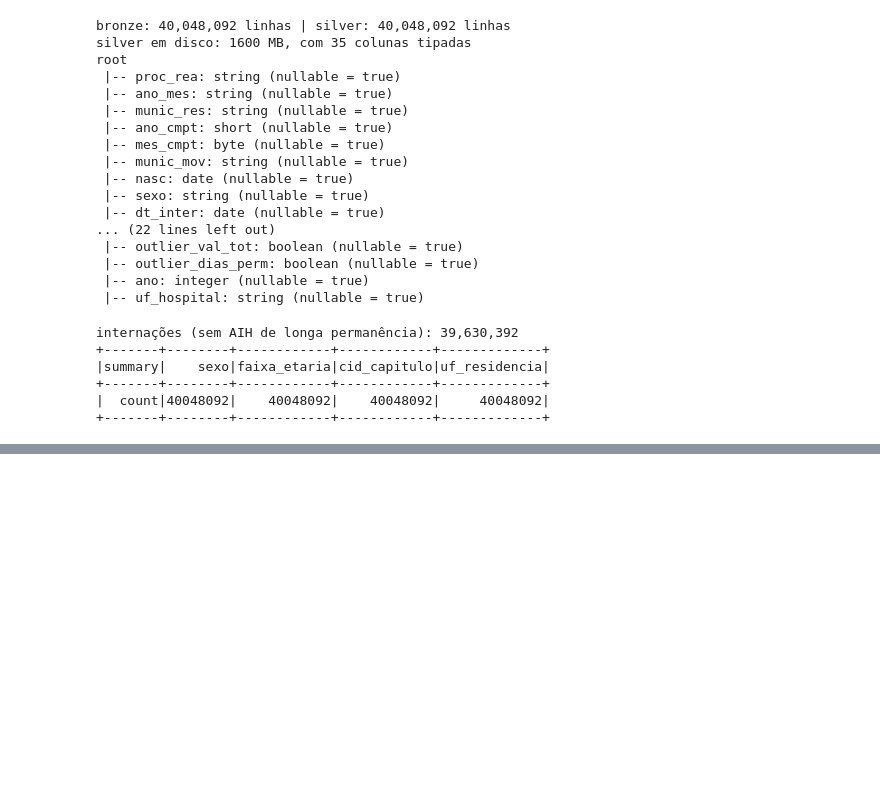
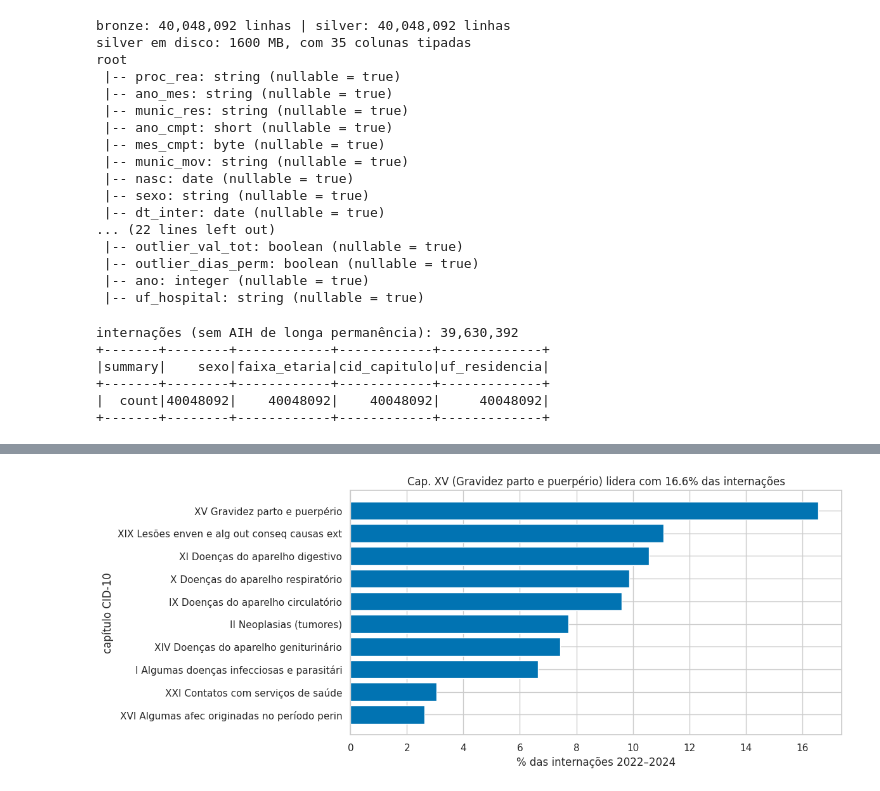
Before and after one commit to Edryck/sih-sus-pipeline-big-data, a Jupyter notebook: notebooks/projeto_final.ipynb, the cells around one changed output, grey strips where cells are left out. Drawn from its saved outputs; the diff is of its cells as text; code cells hidden in the pictures; blank space fills up the shorter version.

```diff
--- a/notebooks/projeto_final.ipynb
+++ b/notebooks/projeto_final.ipynb
@@ -767,0 +809,12 @@ internações (sem AIH de longa permanência): 39,630,392
+# %%
+cap = (fato.groupBy("capitulo", "descricao").agg(F.sum("qtd_internacoes").alias("n")).toPandas()
+       .sort_values("n", ascending=False))
+cap["pct"] = cap.n / cap.n.sum() * 100
+top = cap.head(10).iloc[::-1]
+fig, ax = plt.subplots(figsize=(10, 5))
+ax.barh(top.capitulo + " " + top.descricao.str[:40], top.pct, color=sns.color_palette()[0])
+ax.set(title=f"Cap. {cap.iloc[0].capitulo} ({cap.iloc[0].descricao[:30]}) lidera com {cap.iloc[0].pct:.1f}% das internações",
+       xlabel="% das internações 2022–2024", ylabel="capítulo CID-10")
+salvar(fig, "02_capitulos_cid")
+# %% [output]
+[figure, added]
```
Also changed, not shown: parts of 14 cells of this notebook, 17 other files.
